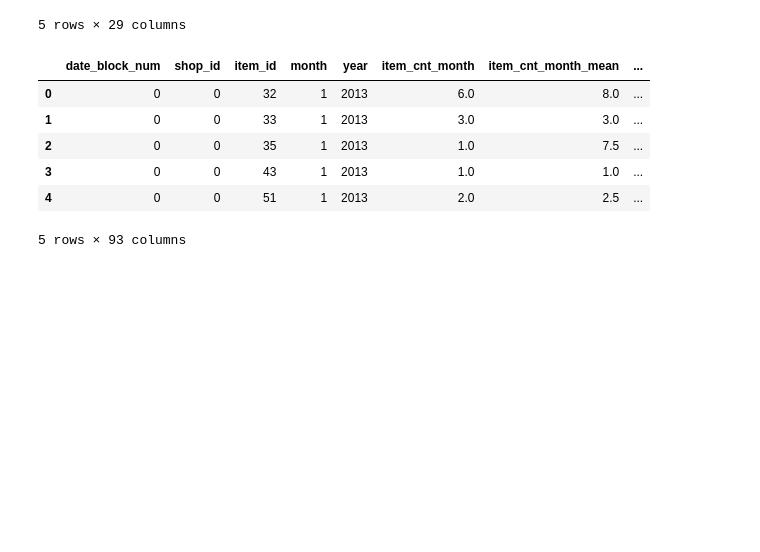
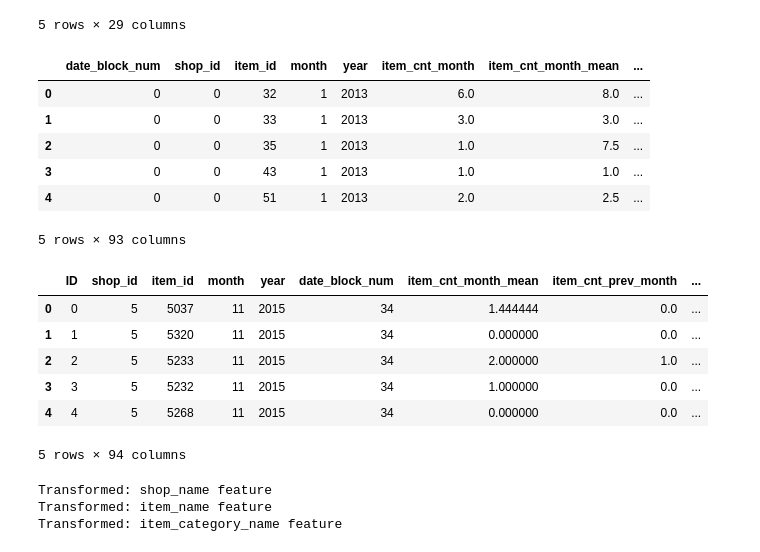
Before and after one commit to lucas-amin/MachineLearningCourse, a Jupyter notebook: test-algorithms/Predict Future Sales/Notebook/Forest model.ipynb, the cells around one changed output. Cells and saved outputs as stored; diff of their text form; code cells hidden in the pictures; blank space fills up the shorter version.

```diff
--- a/test-algorithms/Predict Future Sales/Notebook/Forest model.ipynb
+++ b/test-algorithms/Predict Future Sales/Notebook/Forest model.ipynb
@@ -118,5 +122,47 @@ train.head()
 | 3 | 0 | 0 | 43 | 1 | 2013 | 1.0 | 1.0 | ... |
 | 4 | 0 | 0 | 51 | 1 | 2013 | 2.0 | 2.5 | ... |
 5 rows × 93 columns
+# %%
+test['month'] = 11
+test['year'] = 2015
+test['date_block_num'] = 34
+
+#Add Mean Feature
+test = pd.merge(test, shop_item_monthly_mean, how='left', on=['shop_id','item_id']).fillna(0.)
+
+#Add Previous Month Feature
+test = pd.merge(test, shop_item_prev_month, how='left', on=['shop_id','item_id']).fillna(0.)
+
+#Items features
+test = pd.merge(test, items, how='left', on='item_id')
+
+#Item Category features
+test = pd.merge(test, item_cats, how='left', on='item_category_id')
+
+#Shops features
+test = pd.merge(test, shops, how='left', on='shop_id')
+test['item_cnt_month'] = 0.
+test.head()
+# %% [output]
+|  | ID | shop_id | item_id | month | year | date_block_num | item_cnt_month_mean | item_cnt_prev_month | ... |
+| 0 | 0 | 5 | 5037 | 11 | 2015 | 34 | 1.444444 | 0.0 | ... |
+| 1 | 1 | 5 | 5320 | 11 | 2015 | 34 | 0.000000 | 0.0 | ... |
+| 2 | 2 | 5 | 5233 | 11 | 2015 | 34 | 2.000000 | 1.0 | ... |
+| 3 | 3 | 5 | 5232 | 11 | 2015 | 34 | 1.000000 | 0.0 | ... |
+| 4 | 4 | 5 | 5268 | 11 | 2015 | 34 | 0.000000 | 0.0 | ... |
+5 rows × 94 columns
+# %%
+# Swapping cathegory, item and item cathegory names using label encoder, for performance purposes.
+
+for c in ['shop_name','item_name','item_category_name']:
+    lbl = preprocessing.LabelEncoder()
+    lbl.fit(list(train[c].unique())+list(test[c].unique()))
+    train[c] = lbl.fit_transform(train[c].astype(str))
+    test[c] = lbl.fit_transform(test[c].astype(str))
+    print("Transformed: " + c + " feature")
+# %% [output]
+Transformed: shop_name feature
+Transformed: item_name feature
+Transformed: item_category_name feature
 # %%
 col = [c for c in train.columns if c not in ['item_cnt_month']]
```
Also changed, not shown: parts of 7 cells of this notebook, 1 other file.
